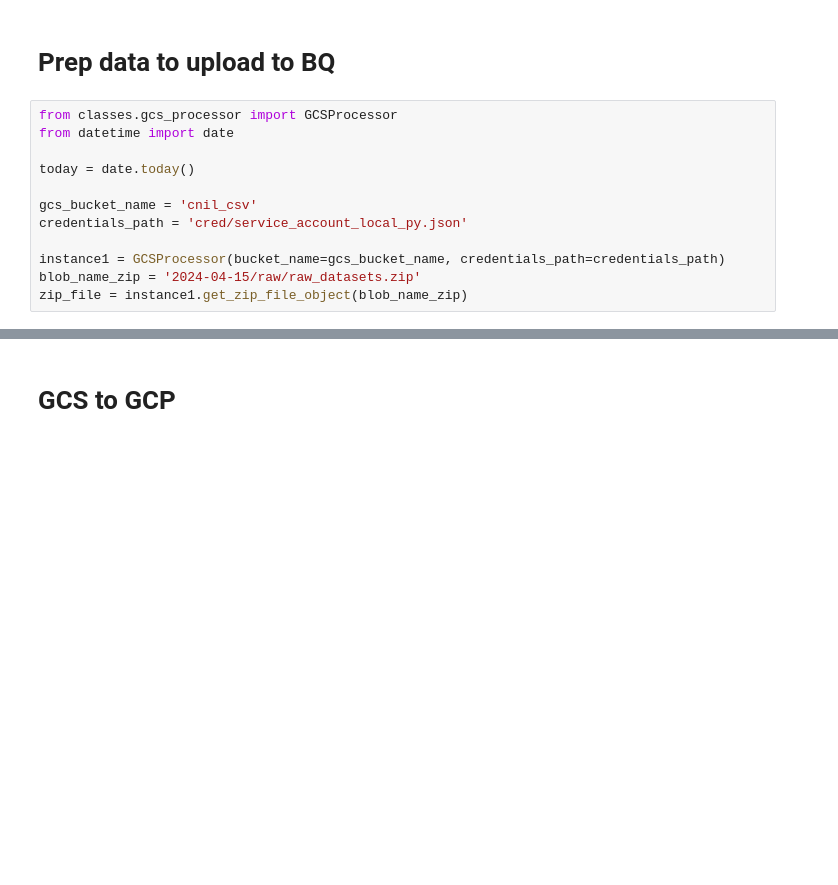
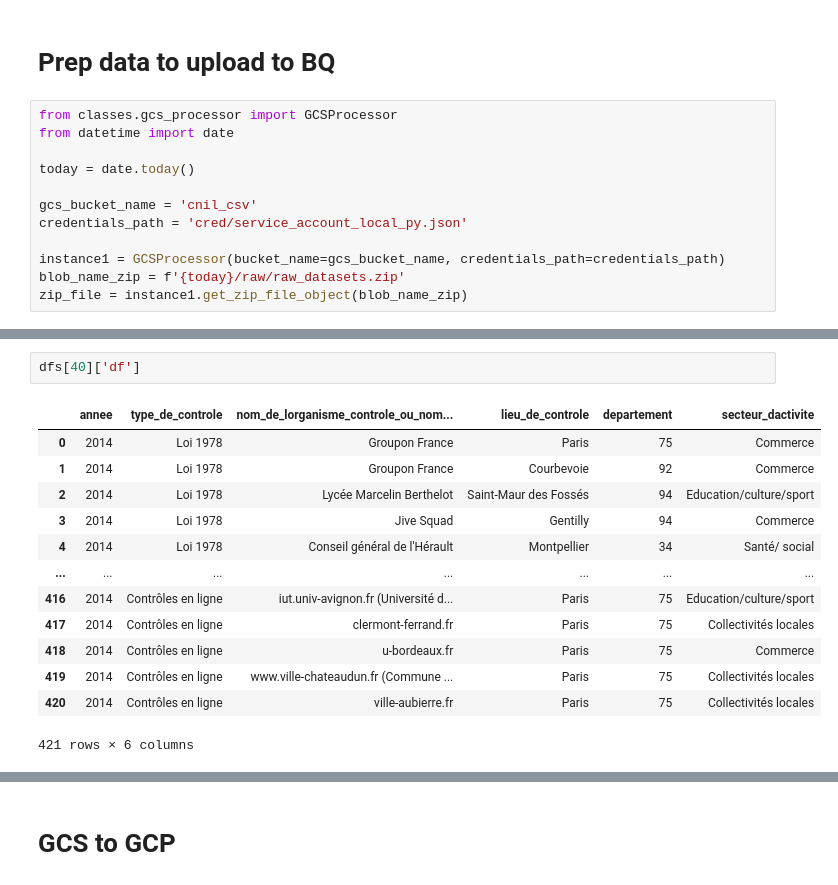
Before and after one commit to Abitben/data_pipelines, a Jupyter notebook: classes_uses_example.ipynb, the cells around one changed output, grey strips where cells are left out. Cells and saved outputs as stored; diff of their text form; blank space fills up the shorter version.

```diff
--- a/classes_uses_example.ipynb
+++ b/classes_uses_example.ipynb
@@ -335,5 +161,5 @@ gcs_bucket_name = 'cnil_csv'
 credentials_path = 'cred/service_account_local_py.json'
 
 instance1 = GCSProcessor(bucket_name=gcs_bucket_name, credentials_path=credentials_path)
-blob_name_zip = '2024-04-15/raw/raw_datasets.zip'
+blob_name_zip = f'{today}/raw/raw_datasets.zip'
 zip_file = instance1.get_zip_file_object(blob_name_zip)
@@ -570,0 +260,16 @@ To access the list of files not processed, use the attribute instance.files_not_
+# %%
+dfs[40]['df']
+# %% [output]
+|  | annee | type_de_controle | nom_de_lorganisme_controle_ou_nom... | lieu_de_controle | departement | secteur_dactivite |
+| 0 | 2014 | Loi 1978 | Groupon France | Paris | 75 | Commerce |
+| 1 | 2014 | Loi 1978 | Groupon France | Courbevoie | 92 | Commerce |
+| 2 | 2014 | Loi 1978 | Lycée Marcelin Berthelot | Saint-Maur des Fossés | 94 | Education/culture/sport |
+| 3 | 2014 | Loi 1978 | Jive Squad | Gentilly | 94 | Commerce |
+| 4 | 2014 | Loi 1978 | Conseil général de l'Hérault | Montpellier | 34 | Santé/ social |
+| ... | ... | ... | ... | ... | ... | ... |
+| 416 | 2014 | Contrôles en ligne | iut.univ-avignon.fr (Université d... | Paris | 75 | Education/culture/sport |
+| 417 | 2014 | Contrôles en ligne | clermont-ferrand.fr | Paris | 75 | Collectivités locales |
+| 418 | 2014 | Contrôles en ligne | u-bordeaux.fr | Paris | 75 | Commerce |
+| 419 | 2014 | Contrôles en ligne | www.ville-chateaudun.fr (Commune ... | Paris | 75 | Collectivités locales |
+| 420 | 2014 | Contrôles en ligne | ville-aubierre.fr | Paris | 75 | Collectivités locales |
+421 rows × 6 columns
```
Also changed, not shown: parts of 22 cells of this notebook, 4 other files.
